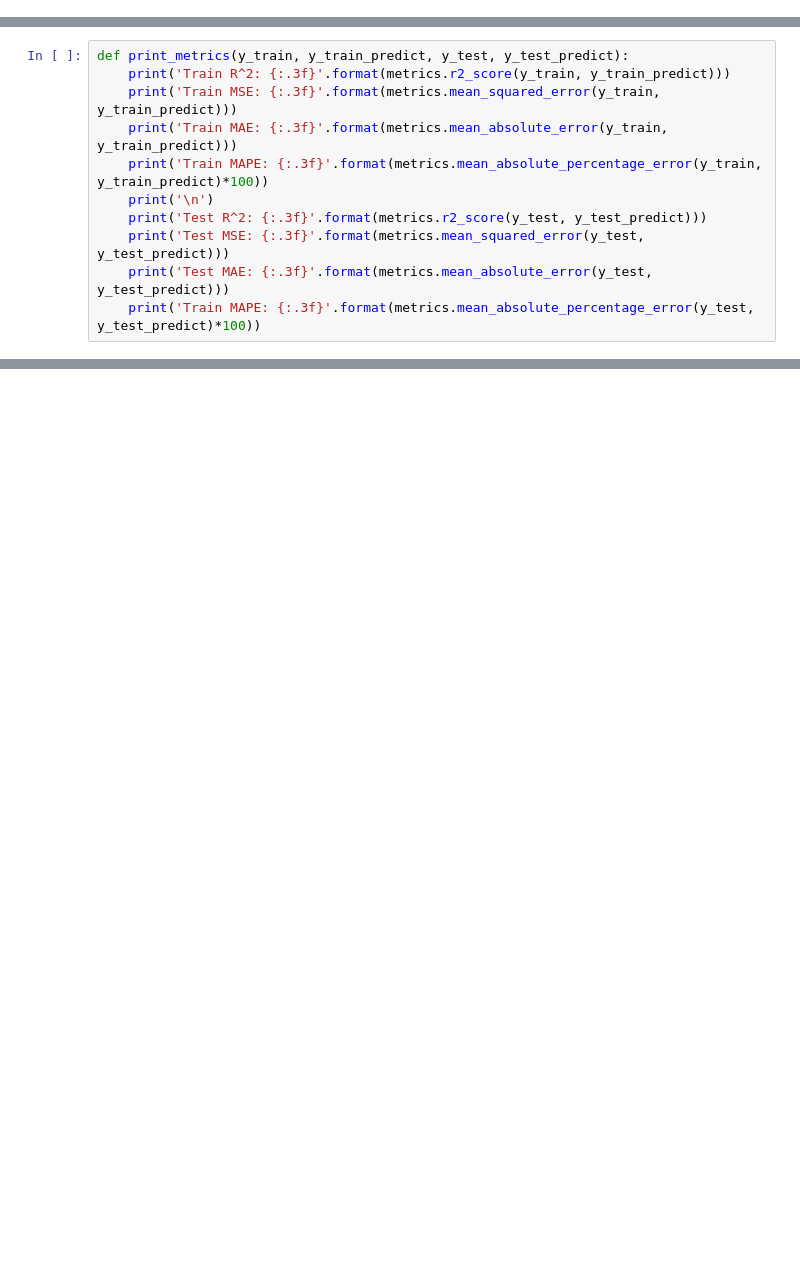
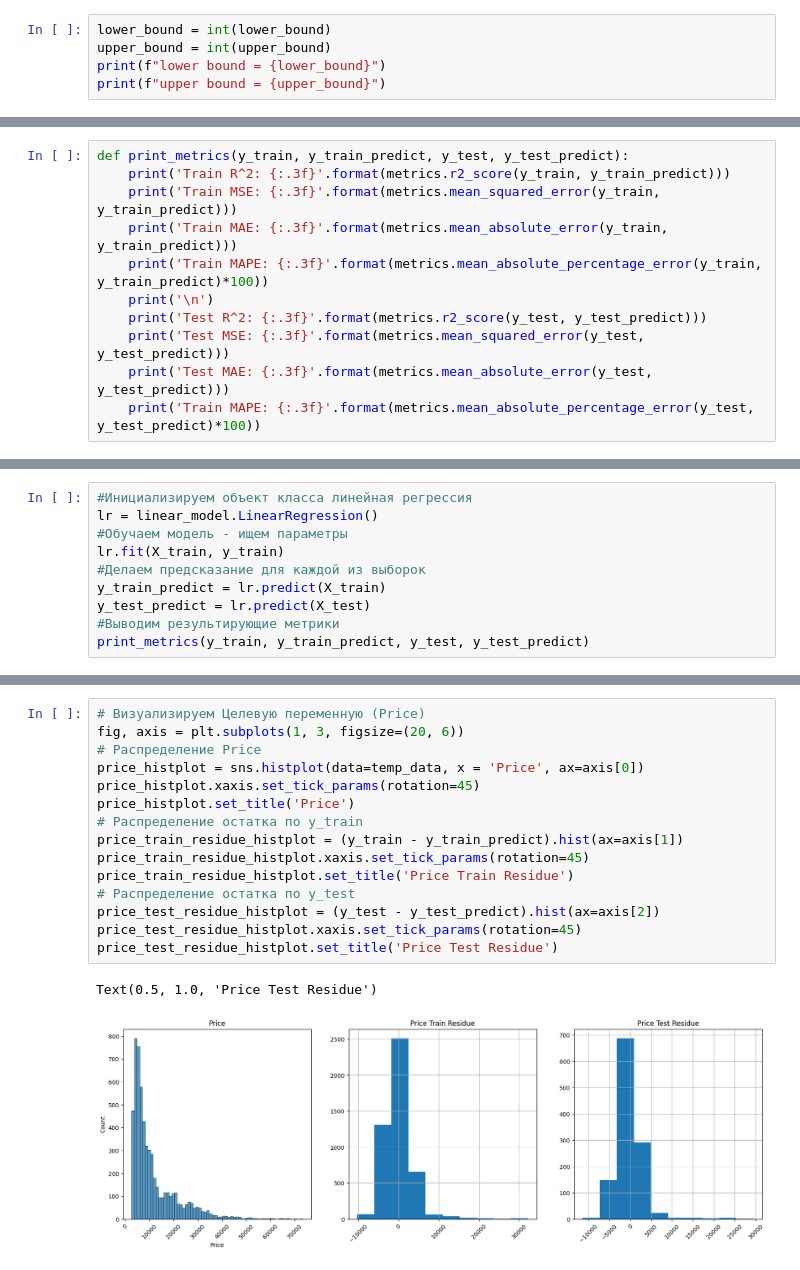
Before and after one commit to AibekDS/Diamonds-for-Sarah, a Jupyter notebook: Notebooks/main.ipynb, the cells around one changed output, grey strips where cells are left out. Drawn from its saved outputs; the diff is of its cells as text; blank space fills up the shorter version.

```diff
--- a/Notebooks/main.ipynb
+++ b/Notebooks/main.ipynb
@@ -343,3 +343,8 @@ upper_bound = 73853.4884992619
 temp_data.shape
 # %% [output]
 (5917, 8)
+# %%
+lower_bound = int(lower_bound)
+upper_bound = int(upper_bound)
+print(f"lower bound = {lower_bound}")
+print(f"upper bound = {upper_bound}")
@@ -460,0 +514,10 @@ def print_metrics(y_train, y_train_predict, y_test, y_test_predict):
+# %%
+#Инициализируем объект класса линейная регрессия
+lr = linear_model.LinearRegression()
+#Обучаем модель - ищем параметры
+lr.fit(X_train, y_train)
+#Делаем предсказание для каждой из выборок
+y_train_predict = lr.predict(X_train)
+y_test_predict = lr.predict(X_test)
+#Выводим результирующие метрики
+print_metrics(y_train, y_train_predict, y_test, y_test_predict)
@@ -460,0 +535,18 @@ def print_metrics(y_train, y_train_predict, y_test, y_test_predict):
+# %%
+# Визуализируем Целевую переменную (Price)
+fig, axis = plt.subplots(1, 3, figsize=(20, 6))
+# Распределение Price
+price_histplot = sns.histplot(data=temp_data, x = 'Price', ax=axis[0])
+price_histplot.xaxis.set_tick_params(rotation=45)
+price_histplot.set_title('Price')
+# Распределение остатка по y_train
+price_train_residue_histplot = (y_train - y_train_predict).hist(ax=axis[1])
+price_train_residue_histplot.xaxis.set_tick_params(rotation=45)
+price_train_residue_histplot.set_title('Price Train Residue')
+# Распределение остатка по y_test
+price_test_residue_histplot = (y_test - y_test_predict).hist(ax=axis[2])
+price_test_residue_histplot.xaxis.set_tick_params(rotation=45)
+price_test_residue_histplot.set_title('Price Test Residue')
+# %% [output]
+Text(0.5, 1.0, 'Price Test Residue')
+[figure, added]
```
Also changed, not shown: parts of 14 cells of this notebook.
